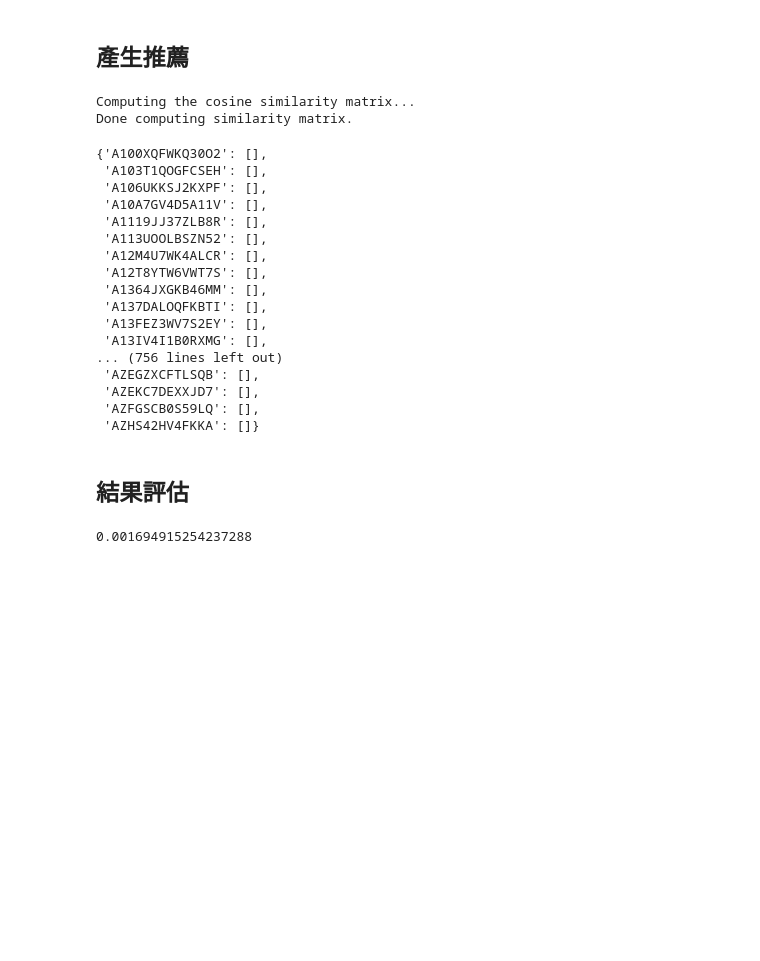
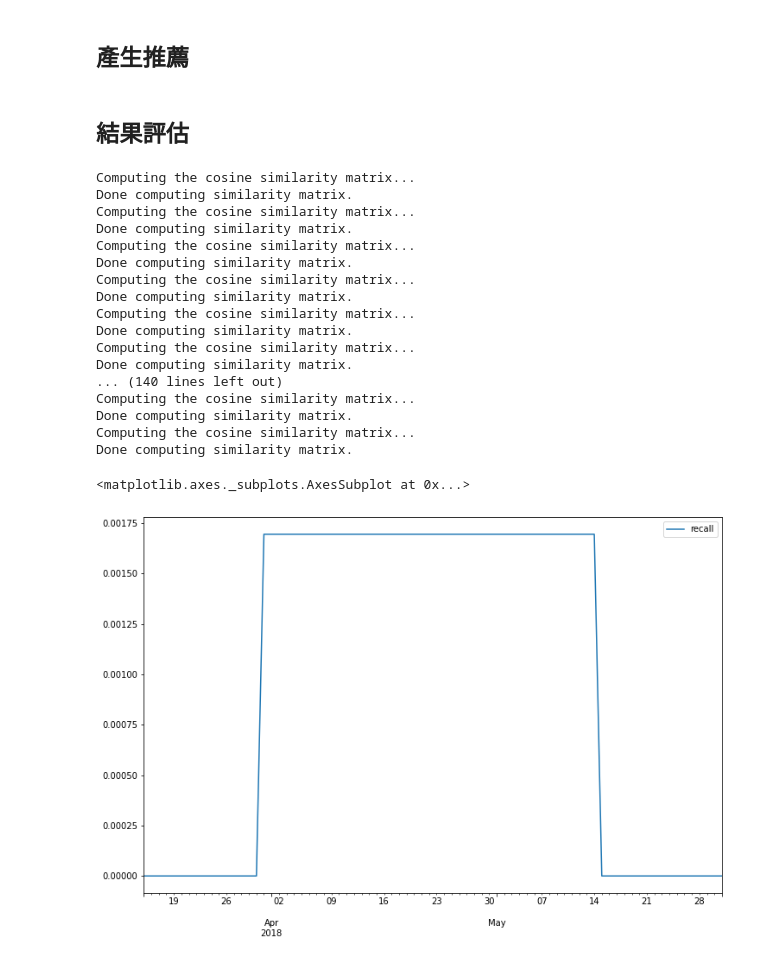
Before and after one commit to siang720/data-course-collaborative-filtering, a Jupyter notebook: sample-cf-surprise.ipynb, the cells around one changed output. Drawn from its saved outputs; the diff is of its cells as text; code cells hidden in the pictures; blank space fills up the shorter version.

```diff
--- a/sample-cf-surprise.ipynb
+++ b/sample-cf-surprise.ipynb
@@ -133,28 +133,8 @@ def recommender(training_data, users=[], k=10, user_based=False, algo=KNNBasic,
 
     return recommendation
 
-ratings_by_user = recommender(ratings_trainings, users, start_date='2016-10-31')
-ratings_by_user
+# ratings_by_user = recommender(ratings_trainings, users, start_date='2018-05-15')
+# ratings_by_user
-# %% [output]
-Computing the cosine similarity matrix...
-Done computing similarity matrix.
-{'A100XQFWKQ30O2': [],
- 'A103T1QOGFCSEH': [],
- 'A106UKKSJ2KXPF': [],
- 'A10A7GV4D5A11V': [],
- 'A1119JJ37ZLB8R': [],
- 'A113UOOLBSZN52': [],
- 'A12M4U7WK4ALCR': [],
- 'A12T8YTW6VWT7S': [],
- 'A1364JXGKB46MM': [],
- 'A137DALOQFKBTI': [],
- 'A13FEZ3WV7S2EY': [],
- 'A13IV4I1B0RXMG': [],
-... (756 lines left out)
- 'AZEGZXCFTLSQB': [],
- 'AZEKC7DEXXJD7': [],
- 'AZFGSCB0S59LQ': [],
- 'AZHS42HV4FKKA': []}
 # %% [markdown]
 ## 結果評估
 # %%
@@ -173,6 +153,38 @@ def evaluate(ratings_testings_by_user={}, ratings_by_user={}, method=None):
     score = total / len(ratings_testings)
     return score
 
-evaluate(ratings_testings_by_user, ratings_by_user)
+# evaluate(ratings_testings_by_user, ratings_by_user)
-# %% [output]
-0.001694915254237288
+# %%
+import pandas
+sdate = '15/3/2018'
+edate = '31/5/2018'
+date_for_test = pandas.date_range(sdate, edate)
+
+recall_data = {}
+for date in date_for_test:
+    ratings_by_user = recommender(ratings_trainings, users, k=10, start_date=date)
+    recall = evaluate(ratings_testings_by_user, ratings_by_user)
+    recall_data[date] = recall
+
+df = pd.DataFrame.from_dict(recall_data, orient='index', columns=['recall'])
+df.plot(figsize=(12,8))
+# %% [output]
+Computing the cosine similarity matrix...
+Done computing similarity matrix.
+Computing the cosine similarity matrix...
+Done computing similarity matrix.
+Computing the cosine similarity matrix...
+Done computing similarity matrix.
+Computing the cosine similarity matrix...
+Done computing similarity matrix.
+Computing the cosine similarity matrix...
+Done computing similarity matrix.
+Computing the cosine similarity matrix...
+Done computing similarity matrix.
+... (140 lines left out)
+Computing the cosine similarity matrix...
+Done computing similarity matrix.
+Computing the cosine similarity matrix...
+Done computing similarity matrix.
+<matplotlib.axes._subplots.AxesSubplot at 0x...>
+[figure, added]
```
Also changed, not shown: parts of 1 cell of this notebook.
